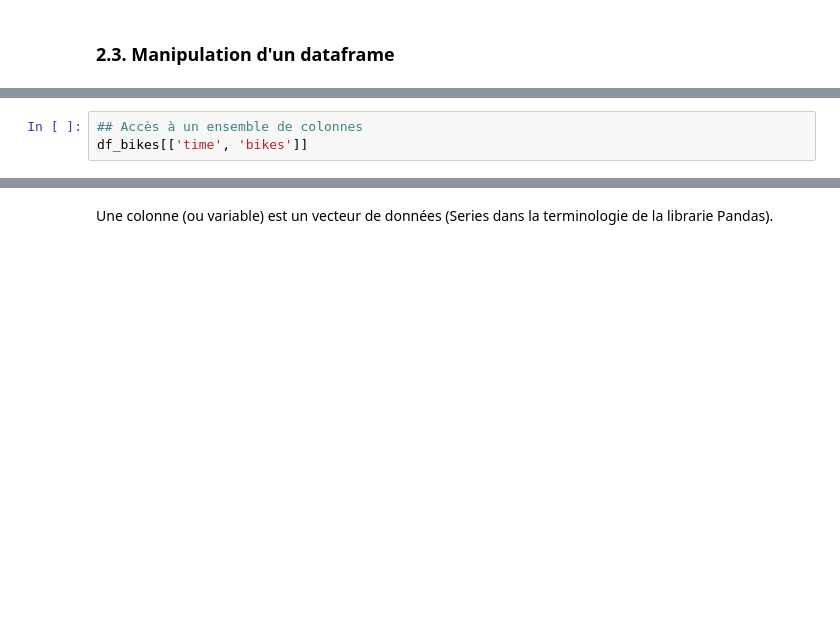
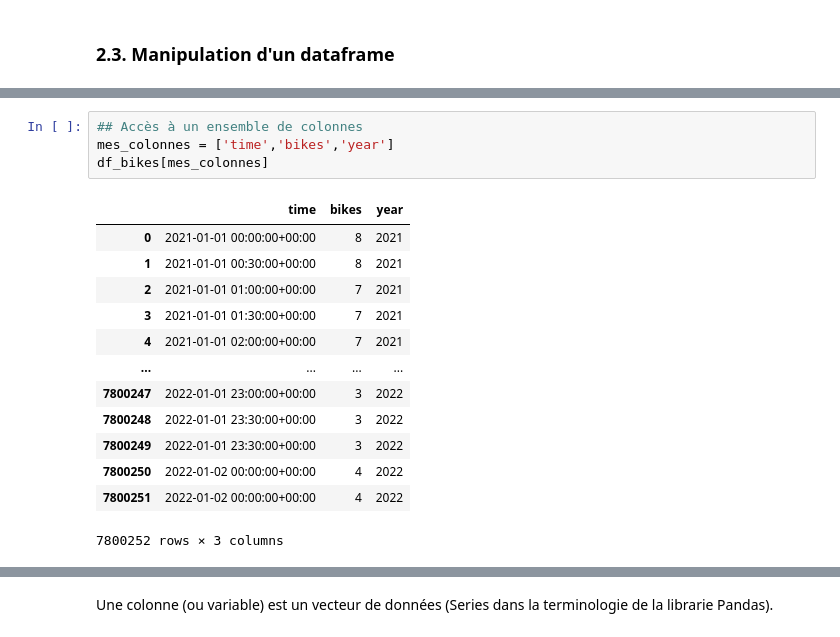
Before and after one commit to bcahier/M2_geonum_python, a Jupyter notebook: notebooks/01.velov-data-exploration.ipynb, the cells around one changed output, grey strips where cells are left out. Drawn from its saved outputs; the diff is of its cells as text; blank space fills up the shorter version.

```diff
--- a/notebooks/01.velov-data-exploration.ipynb
+++ b/notebooks/01.velov-data-exploration.ipynb
@@ -145,6 +232,21 @@ df_bikes.time
 # %%
 ## Accès à un ensemble de colonnes
-df_bikes[['time', 'bikes']]
+mes_colonnes = ['time','bikes','year']
+df_bikes[mes_colonnes]
+# %% [output]
+|  | time | bikes | year |
+| 0 | 2021-01-01 00:00:00+00:00 | 8 | 2021 |
+| 1 | 2021-01-01 00:30:00+00:00 | 8 | 2021 |
+| 2 | 2021-01-01 01:00:00+00:00 | 7 | 2021 |
+| 3 | 2021-01-01 01:30:00+00:00 | 7 | 2021 |
+| 4 | 2021-01-01 02:00:00+00:00 | 7 | 2021 |
+| ... | ... | ... | ... |
+| 7800247 | 2022-01-01 23:00:00+00:00 | 3 | 2022 |
+| 7800248 | 2022-01-01 23:30:00+00:00 | 3 | 2022 |
+| 7800249 | 2022-01-01 23:30:00+00:00 | 3 | 2022 |
+| 7800250 | 2022-01-02 00:00:00+00:00 | 4 | 2022 |
+| 7800251 | 2022-01-02 00:00:00+00:00 | 4 | 2022 |
+7800252 rows × 3 columns
 # %%
 ## Récupérer les valeurs d'un ensemble de colonnes
 df_bikes[['time', 'bikes']].values
```
Also changed, not shown: parts of 45 cells of this notebook, 3 other files.
